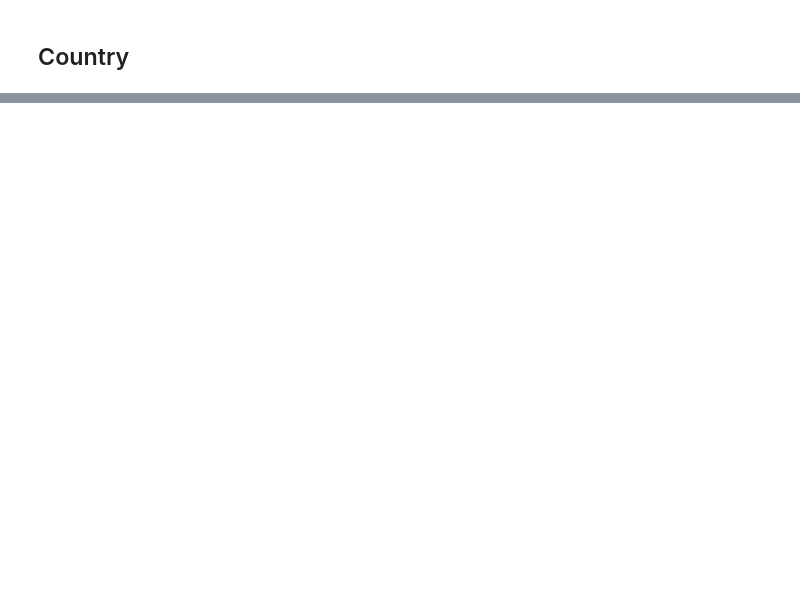
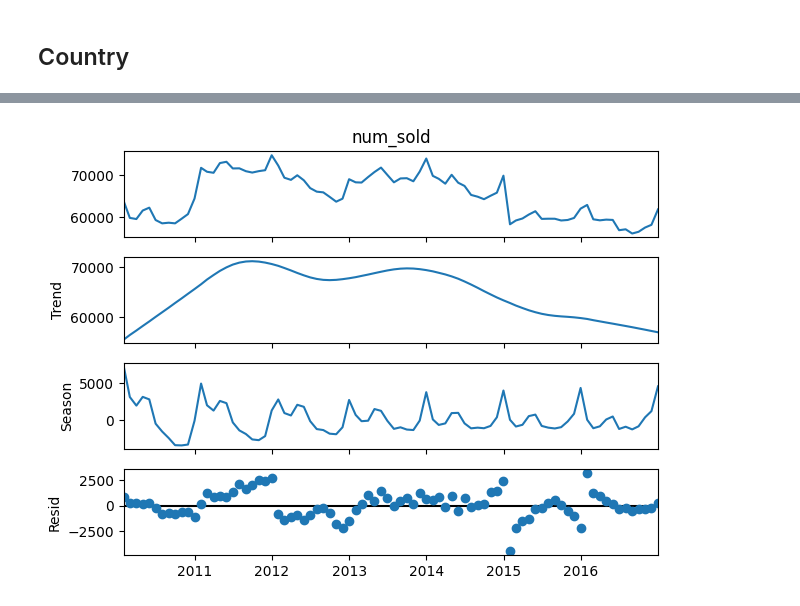
Before and after one commit to gavrilovAlikhan/ML-Practice, a Jupyter notebook: Sticker Sales Forecast/sticker_sales_forecast.ipynb, the cells around one changed output, grey strips where cells are left out. Drawn from its saved outputs; the diff is of its cells as text; code cells hidden in the pictures; blank space fills up the shorter version.

```diff
--- a/Sticker Sales Forecast/sticker_sales_forecast.ipynb
+++ b/Sticker Sales Forecast/sticker_sales_forecast.ipynb
@@ -159,0 +290,14 @@ holidays.KE( years=range(2020, 2027))
+# %%
+from statsmodels.tsa.seasonal import STL
+import pandas as pd
+
+df_stats = df_train.copy()
+df_stats['date'] = pd.to_datetime(df_stats['date'])
+
+s = df_stats.groupby('date')['num_sold'].sum()   # one value per day
+m = s.resample('ME').mean()                       # average daily sales per month
+
+res = STL(m, period=12).fit()                     # yearly pattern
+res.plot();
+# %% [output]
+[figure, added]
```
Also changed, not shown: parts of 24 cells of this notebook, 1 other file.
